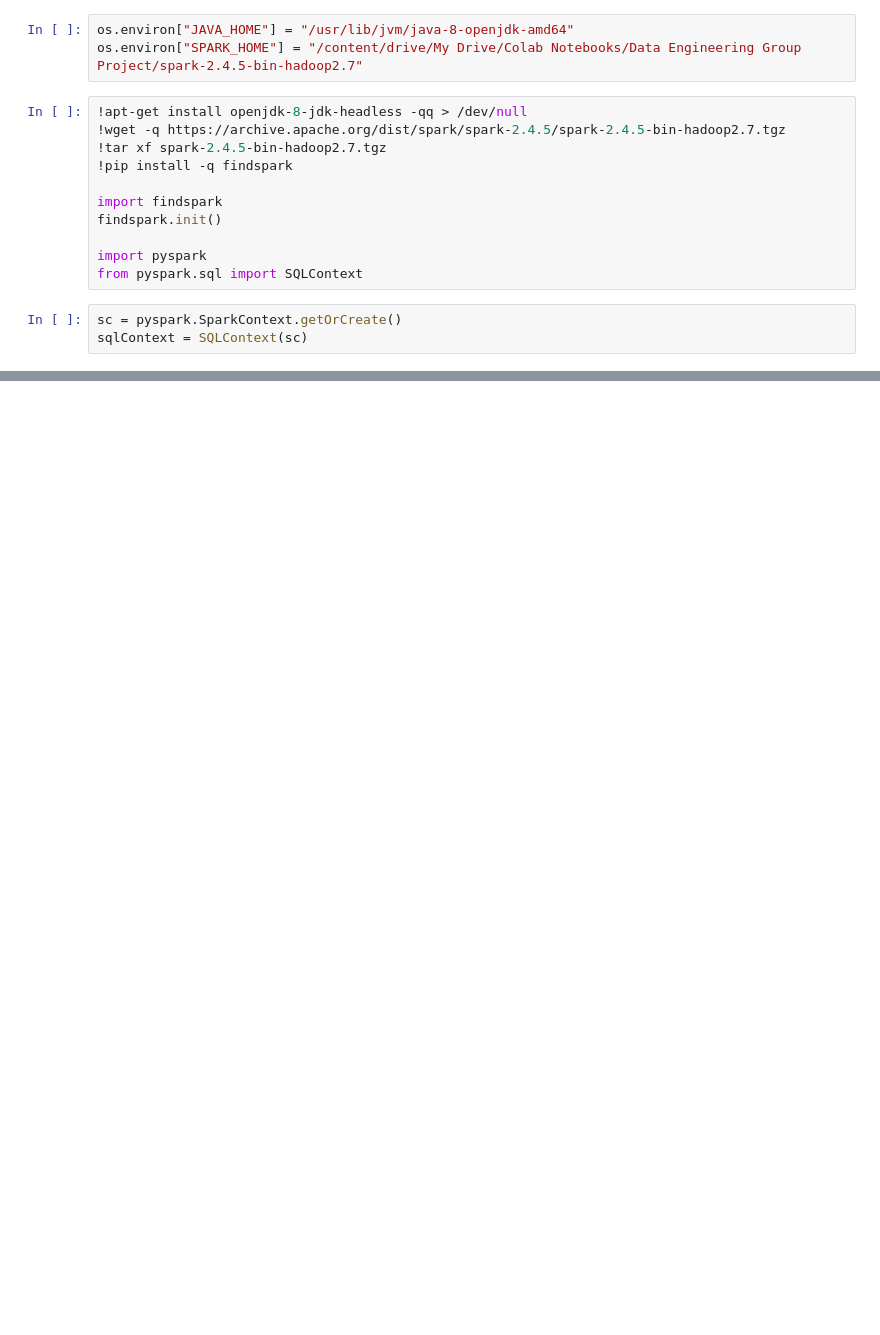
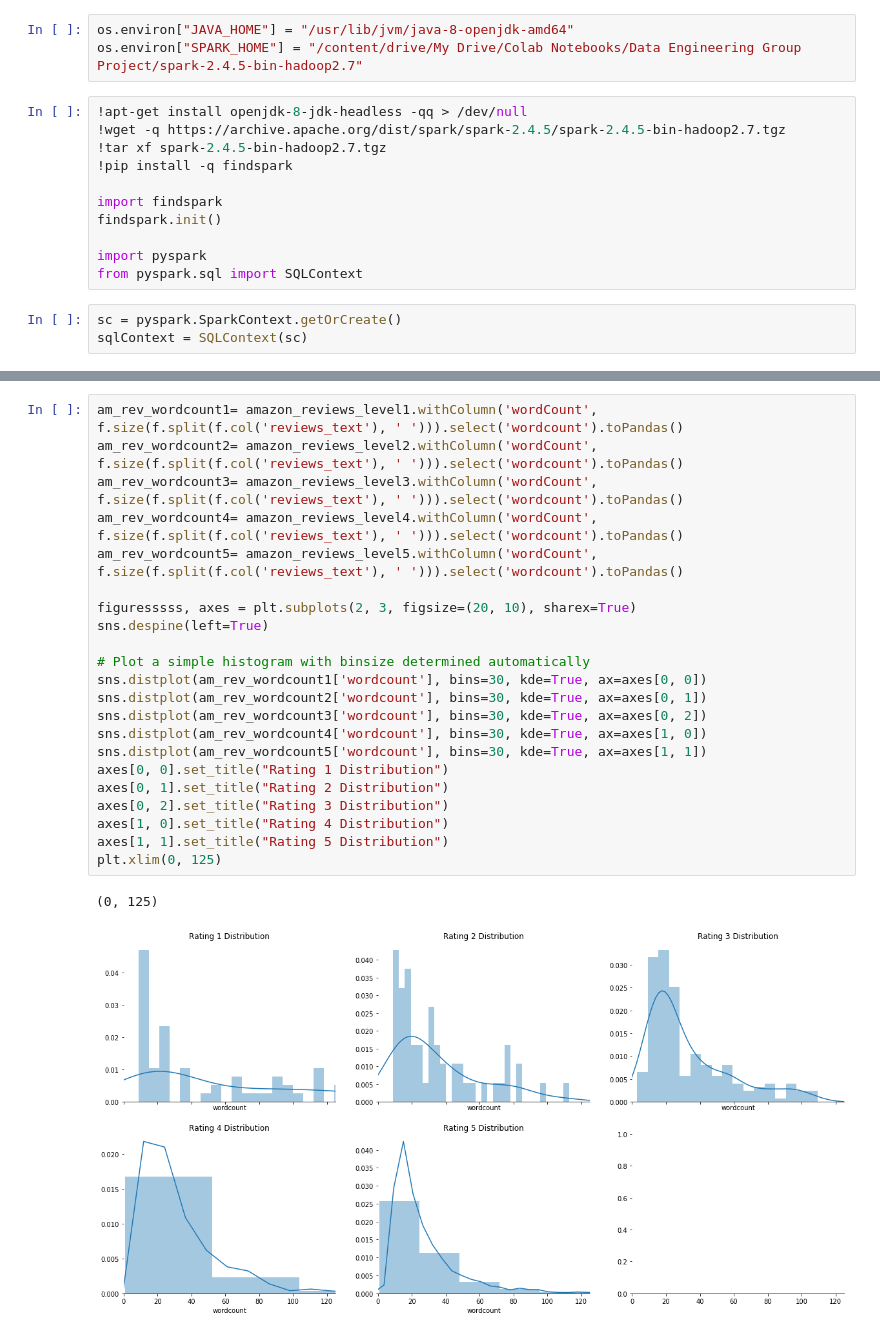
Before and after one commit to ioanabuze/Data-Engineering_W4, a Jupyter notebook: Amazon_Review_Weak_Labelling_Function.ipynb, the cells around one changed output, grey strips where cells are left out. Cells and saved outputs as stored; diff of their text form; blank space fills up the shorter version.

```diff
--- a/Amazon_Review_Weak_Labelling_Function.ipynb
+++ b/Amazon_Review_Weak_Labelling_Function.ipynb
@@ -163,0 +385,25 @@ print(f"check coverage: {coverage_check * 100:.1f}%")
+# %%
+am_rev_wordcount1= amazon_reviews_level1.withColumn('wordCount', f.size(f.split(f.col('reviews_text'), ' '))).select('wordcount').toPandas()
+am_rev_wordcount2= amazon_reviews_level2.withColumn('wordCount', f.size(f.split(f.col('reviews_text'), ' '))).select('wordcount').toPandas()
+am_rev_wordcount3= amazon_reviews_level3.withColumn('wordCount', f.size(f.split(f.col('reviews_text'), ' '))).select('wordcount').toPandas()
+am_rev_wordcount4= amazon_reviews_level4.withColumn('wordCount', f.size(f.split(f.col('reviews_text'), ' '))).select('wordcount').toPandas()
+am_rev_wordcount5= amazon_reviews_level5.withColumn('wordCount', f.size(f.split(f.col('reviews_text'), ' '))).select('wordcount').toPandas()
+
+figuresssss, axes = plt.subplots(2, 3, figsize=(20, 10), sharex=True)
+sns.despine(left=True)
+
+# Plot a simple histogram with binsize determined automatically
+sns.distplot(am_rev_wordcount1['wordcount'], bins=30, kde=True, ax=axes[0, 0])
+sns.distplot(am_rev_wordcount2['wordcount'], bins=30, kde=True, ax=axes[0, 1])
+sns.distplot(am_rev_wordcount3['wordcount'], bins=30, kde=True, ax=axes[0, 2])
+sns.distplot(am_rev_wordcount4['wordcount'], bins=30, kde=True, ax=axes[1, 0])
+sns.distplot(am_rev_wordcount5['wordcount'], bins=30, kde=True, ax=axes[1, 1])
+axes[0, 0].set_title("Rating 1 Distribution")
+axes[0, 1].set_title("Rating 2 Distribution")
+axes[0, 2].set_title("Rating 3 Distribution")
+axes[1, 0].set_title("Rating 4 Distribution")
+axes[1, 1].set_title("Rating 5 Distribution")
+plt.xlim(0, 125)
+# %% [output]
+(0, 125)
+[figure, added]
```
Also changed, not shown: parts of 91 cells of this notebook.
